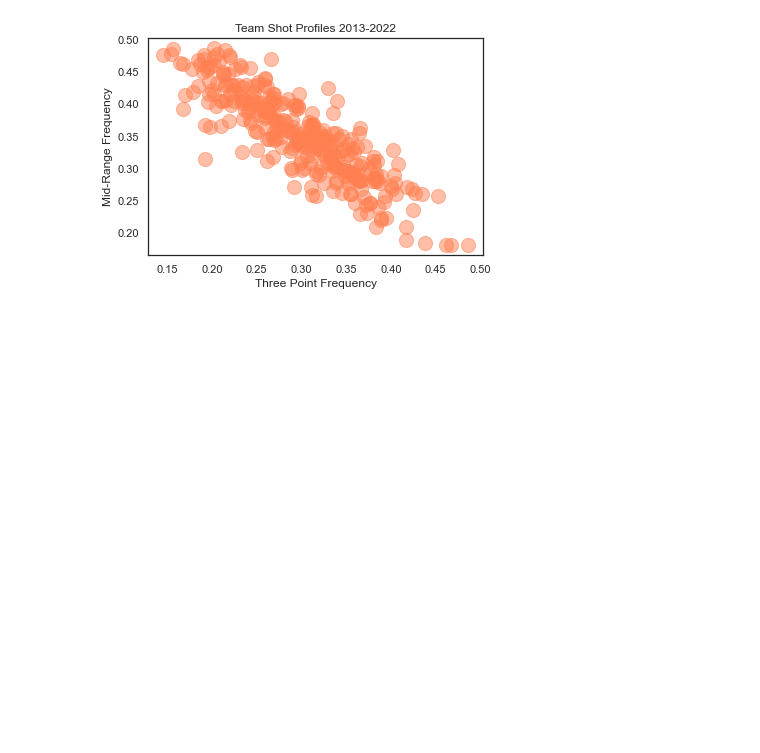
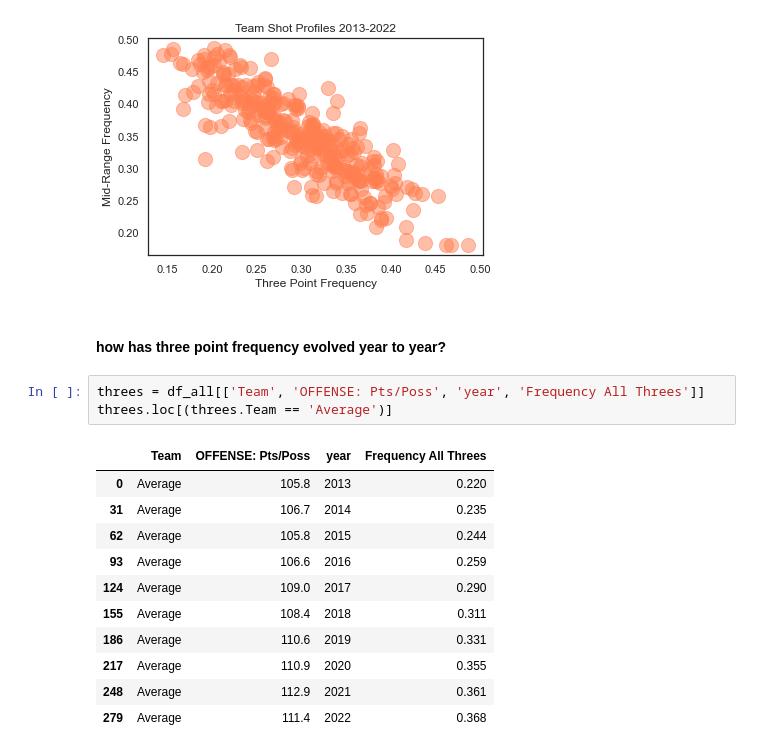
Before and after one commit to aothree/NBA-Style-of-Play, a Jupyter notebook: before_model_eda.ipynb, the cells around one changed output. Saved outputs shown, nothing was run; the diff lists cells and outputs as text; blank space fills up the shorter version.

```diff
--- a/before_model_eda.ipynb
+++ b/before_model_eda.ipynb
@@ -318,3 +318,20 @@ plt.xlabel('Three Point Frequency')
 plt.ylabel('Mid-Range Frequency');
 # %% [output]
 [figure]
+# %% [markdown]
+#### how has three point frequency evolved year to year?
+# %%
+threes = df_all[['Team', 'OFFENSE: Pts/Poss', 'year', 'Frequency All Threes']]
+threes.loc[(threes.Team == 'Average')]
+# %% [output]
+|  | Team | OFFENSE: Pts/Poss | year | Frequency All Threes |
+| 0 | Average | 105.8 | 2013 | 0.220 |
+| 31 | Average | 106.7 | 2014 | 0.235 |
+| 62 | Average | 105.8 | 2015 | 0.244 |
+| 93 | Average | 106.6 | 2016 | 0.259 |
+| 124 | Average | 109.0 | 2017 | 0.290 |
+| 155 | Average | 108.4 | 2018 | 0.311 |
+| 186 | Average | 110.6 | 2019 | 0.331 |
+| 217 | Average | 110.9 | 2020 | 0.355 |
+| 248 | Average | 112.9 | 2021 | 0.361 |
+| 279 | Average | 111.4 | 2022 | 0.368 |
```
Also changed, not shown: 2 other files.
